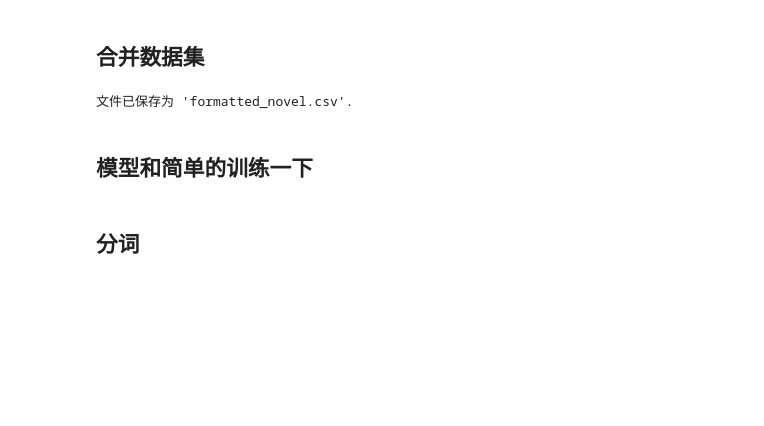
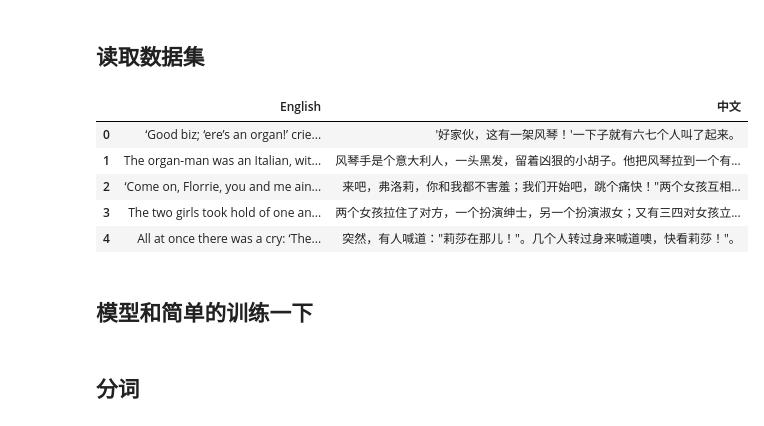
Before and after one commit to Math-X-Science/Works-in-School-Time, a Jupyter notebook: nlp/3.在小样本上的demo.ipynb, the cells around one changed output. Cells and saved outputs as stored; diff of their text form; code cells hidden in the pictures; blank space fills up the shorter version.

```diff
--- a/nlp/3.在小样本上的demo.ipynb
+++ b/nlp/3.在小样本上的demo.ipynb
@@ -1,2 +1,2 @@
 # %% [markdown]
-## 合并数据集
+## 读取数据集
@@ -17,26 +3,12 @@ merge_csv()
 # %%
 import pandas as pd
 import shutil
-#df = pd.read_csv('small.csv', sep=',')
-df.to_csv('small.csv', sep='|',index=False) )
+df = pd.read_csv('./cleaned/small.csv',sep='|')
+df.head()
+# %% [output]
+|  | English | 中文 |
+| 0 | ‘Good biz; ‘ere’s an organ!’ crie... | '好家伙，这有一架风琴！'一下子就有六七个人叫了起来。 |
+| 1 | The organ-man was an Italian, wit... | 风琴手是个意大利人，一头黑发，留着凶狠的小胡子。他把风琴拉到一个有... |
+| 2 | ‘Come on, Florrie, you and me ain... | 来吧，弗洛莉，你和我都不害羞；我们开始吧，跳个痛快！"两个女孩互相... |
+| 3 | The two girls took hold of one an... | 两个女孩拉住了对方，一个扮演绅士，另一个扮演淑女；又有三四对女孩立... |
+| 4 | All at once there was a cry: ‘The... | 突然，有人喊道："莉莎在那儿！"。几个人转过身来喊道噢，快看莉莎！"。 |
-# %%
-import pandas as pd
-
-# 假设您的CSV文件名为 'translations.csv' 且位于当前目录中
-file_name = 'novel.csv'
-
-# 读取CSV文件
-df = pd.read_csv(file_name, names=['en', 'cn'])  # 我们指定列名，因为CSV没有头
-
-# 创建一个新的列，包含翻译的字典
-df['translation'] = df.apply(lambda row: {'en': row['en'], 'cn': row['cn']}, axis=1)
-
-# 选择需要写入的列
-output_df = df[['translation']]
-
-# 写入到新的CSV文件中
-output_df.to_csv('formatted_novel.csv', index=True, index_label='**translation**', header=True, encoding='utf-8')
-
-print("文件已保存为 'formatted_novel.csv'.")
-# %% [output]
-文件已保存为 'formatted_novel.csv'.
```
Also changed, not shown: parts of 25 cells of this notebook, 1 other file.
